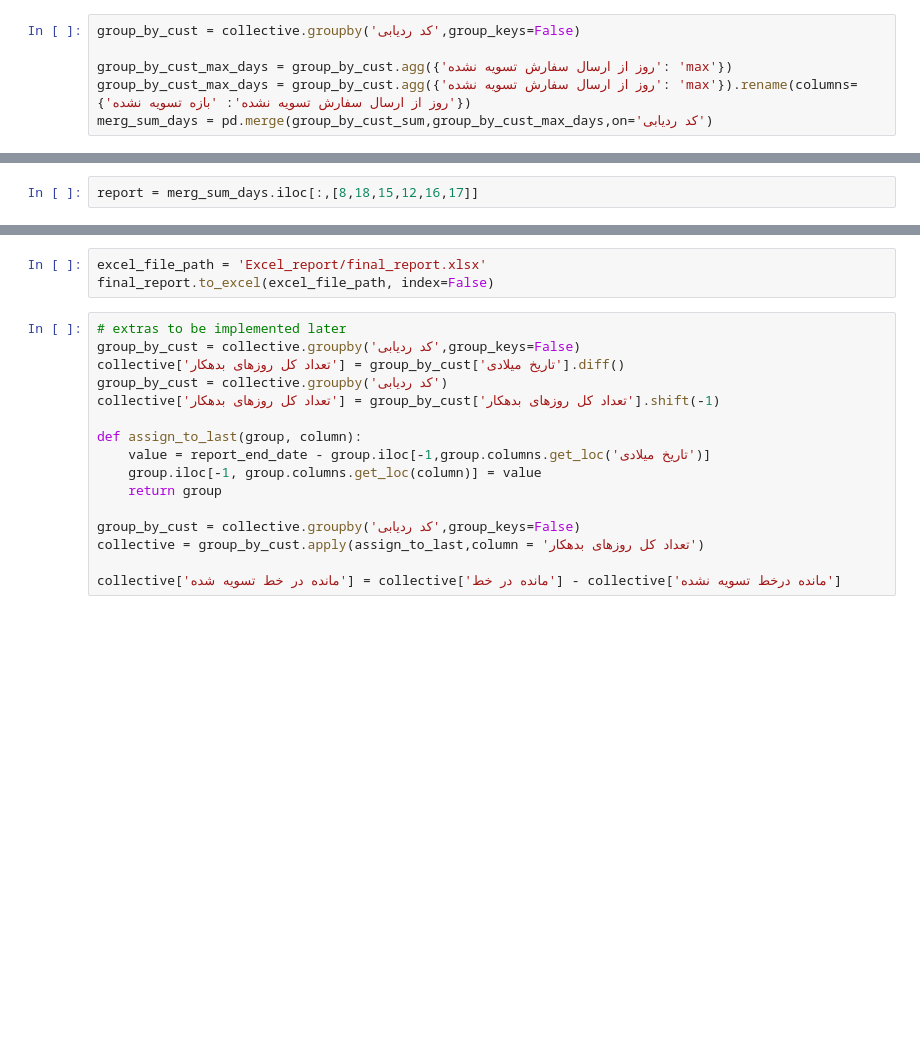
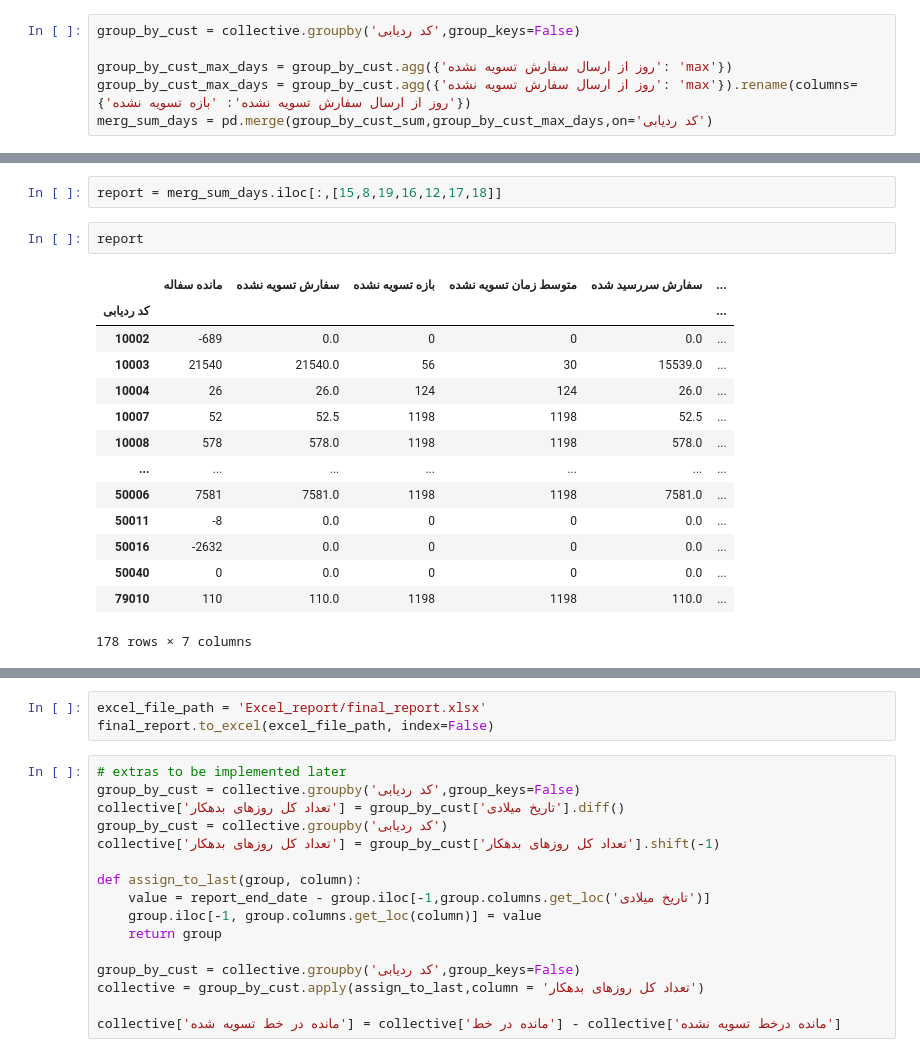
Before and after one commit to SahandSM/Chips_Report, a Jupyter notebook: main.ipynb, the cells around one changed output, grey strips where cells are left out. Saved outputs shown, nothing was run; the diff lists cells and outputs as text; blank space fills up the shorter version.

```diff
--- a/main.ipynb
+++ b/main.ipynb
@@ -91,5 +132,22 @@ merg_sum_days = pd.merge(group_by_cust_sum,group_by_cust_max_days,on='کد رد
 # %%
-report = merg_sum_days.iloc[:,[8,18,15,12,16,17]]
+report = merg_sum_days.iloc[:,[15,8,19,16,12,17,18]]
+# %%
+report
+# %% [output]
+|  | مانده سفاله | سفارش تسویه نشده | بازه تسویه نشده | متوسط زمان تسویه نشده | سفارش سررسید شده | ... |
+| کد ردیابی |  |  |  |  |  | ... |
+| 10002 | -689 | 0.0 | 0 | 0 | 0.0 | ... |
+| 10003 | 21540 | 21540.0 | 56 | 30 | 15539.0 | ... |
+| 10004 | 26 | 26.0 | 124 | 124 | 26.0 | ... |
+| 10007 | 52 | 52.5 | 1198 | 1198 | 52.5 | ... |
+| 10008 | 578 | 578.0 | 1198 | 1198 | 578.0 | ... |
+| ... | ... | ... | ... | ... | ... | ... |
+| 50006 | 7581 | 7581.0 | 1198 | 1198 | 7581.0 | ... |
+| 50011 | -8 | 0.0 | 0 | 0 | 0.0 | ... |
+| 50016 | -2632 | 0.0 | 0 | 0 | 0.0 | ... |
+| 50040 | 0 | 0.0 | 0 | 0 | 0.0 | ... |
+| 79010 | 110 | 110.0 | 1198 | 1198 | 110.0 | ... |
+178 rows × 7 columns
 # %%
 Azimi_report = Azimi_report.iloc[:-1,:]
 Azimi_report = Azimi_report.loc[Azimi_report['مانده سوفاله']<0,:]
```
Also changed, not shown: parts of 7 cells of this notebook.
